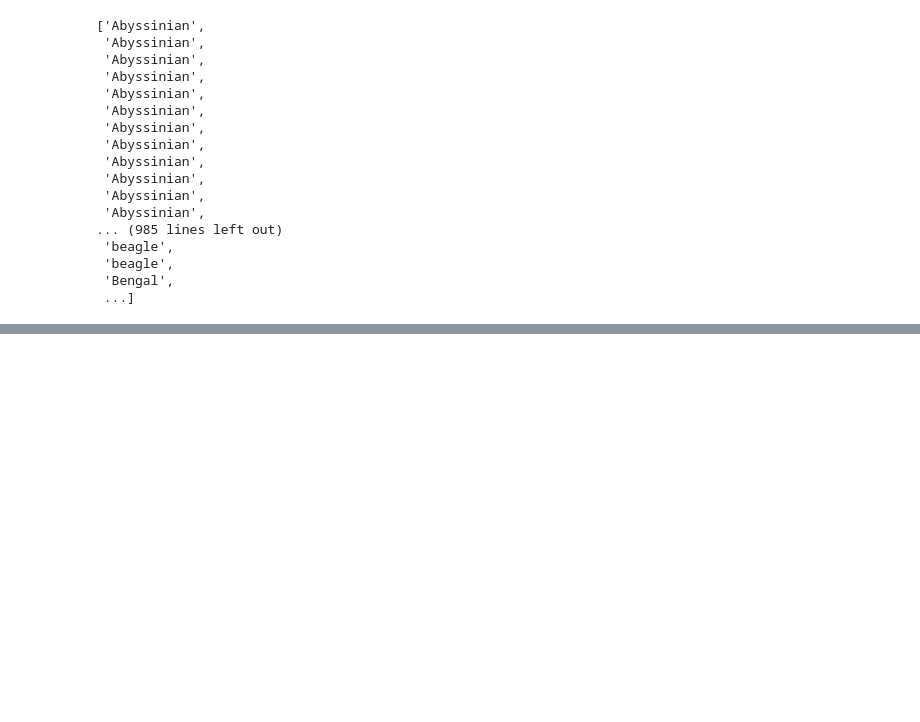
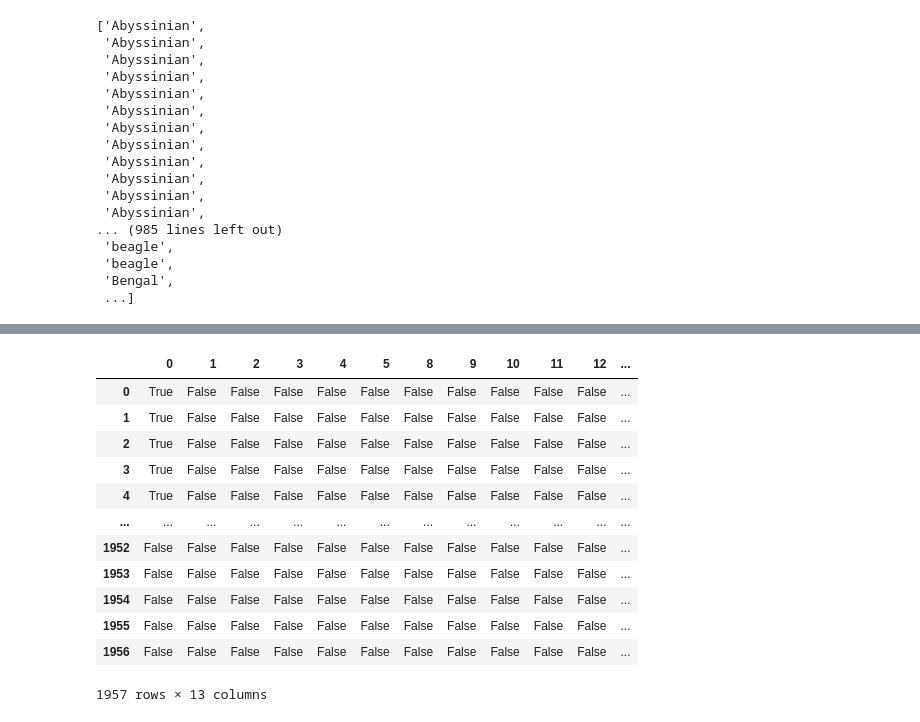
Before and after one commit to 1M-ARNAVERMA/Pet_Classification, a Jupyter notebook: Pet_Classifier.ipynb, the cells around one changed output, grey strips where cells are left out. Cells and saved outputs as stored; diff of their text form; code cells hidden in the pictures; blank space fills up the shorter version.

```diff
--- a/Pet_Classifier.ipynb
+++ b/Pet_Classifier.ipynb
@@ -94,0 +135,21 @@ OSError: image file is truncated
+# %%
+features_array = np.array(features)
+labels_array = np.array(labels)
+# %%
+labels_one_hot = pd.get_dummies(labels_array)
+# %%
+labels_one_hot
+# %% [output]
+|  | 0 | 1 | 2 | 3 | 4 | 5 | 8 | 9 | 10 | 11 | 12 | ... |
+| 0 | True | False | False | False | False | False | False | False | False | False | False | ... |
+| 1 | True | False | False | False | False | False | False | False | False | False | False | ... |
+| 2 | True | False | False | False | False | False | False | False | False | False | False | ... |
+| 3 | True | False | False | False | False | False | False | False | False | False | False | ... |
+| 4 | True | False | False | False | False | False | False | False | False | False | False | ... |
+| ... | ... | ... | ... | ... | ... | ... | ... | ... | ... | ... | ... | ... |
+| 1952 | False | False | False | False | False | False | False | False | False | False | False | ... |
+| 1953 | False | False | False | False | False | False | False | False | False | False | False | ... |
+| 1954 | False | False | False | False | False | False | False | False | False | False | False | ... |
+| 1955 | False | False | False | False | False | False | False | False | False | False | False | ... |
+| 1956 | False | False | False | False | False | False | False | False | False | False | False | ... |
+1957 rows × 13 columns
```
Also changed, not shown: parts of 18 cells of this notebook.
